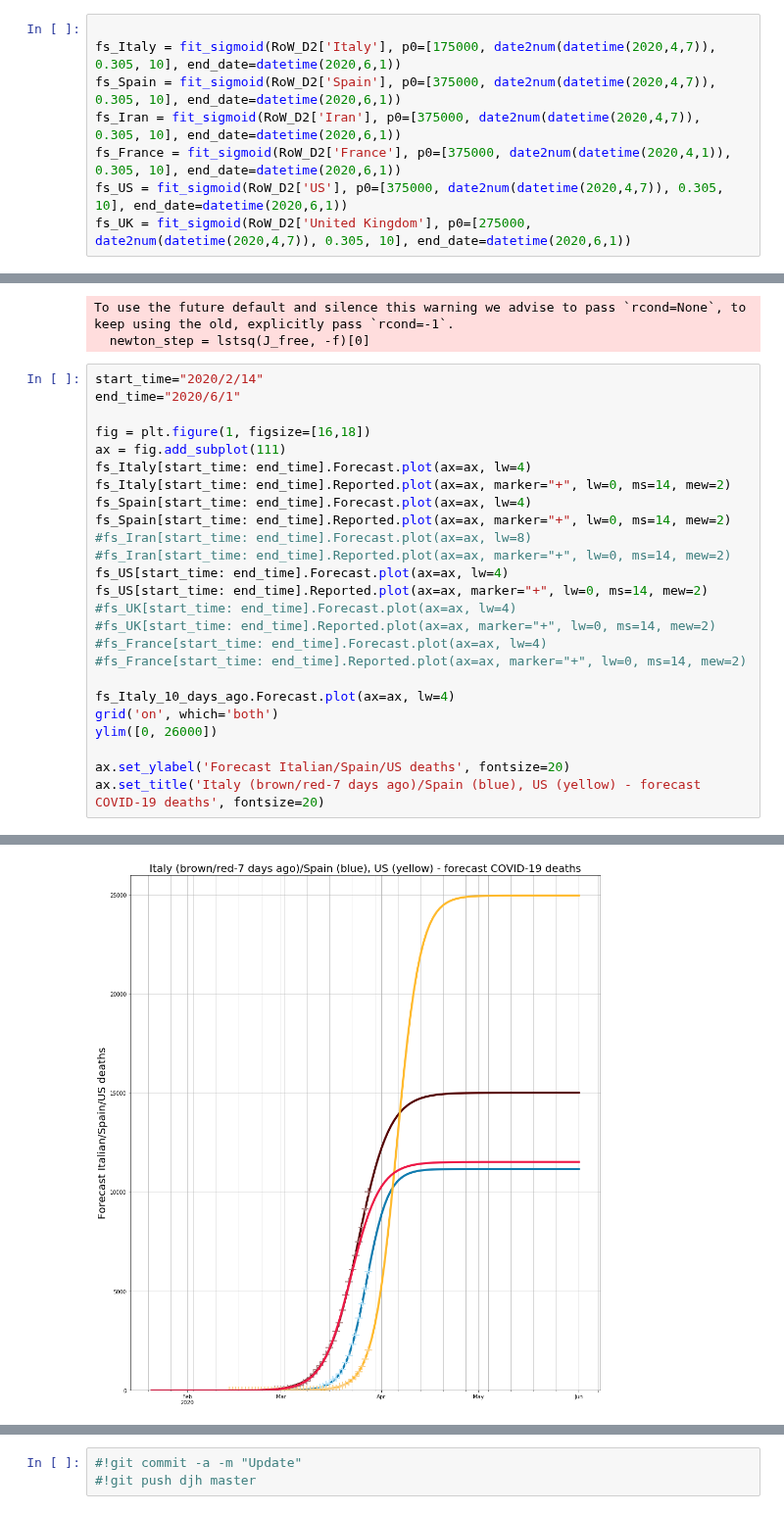
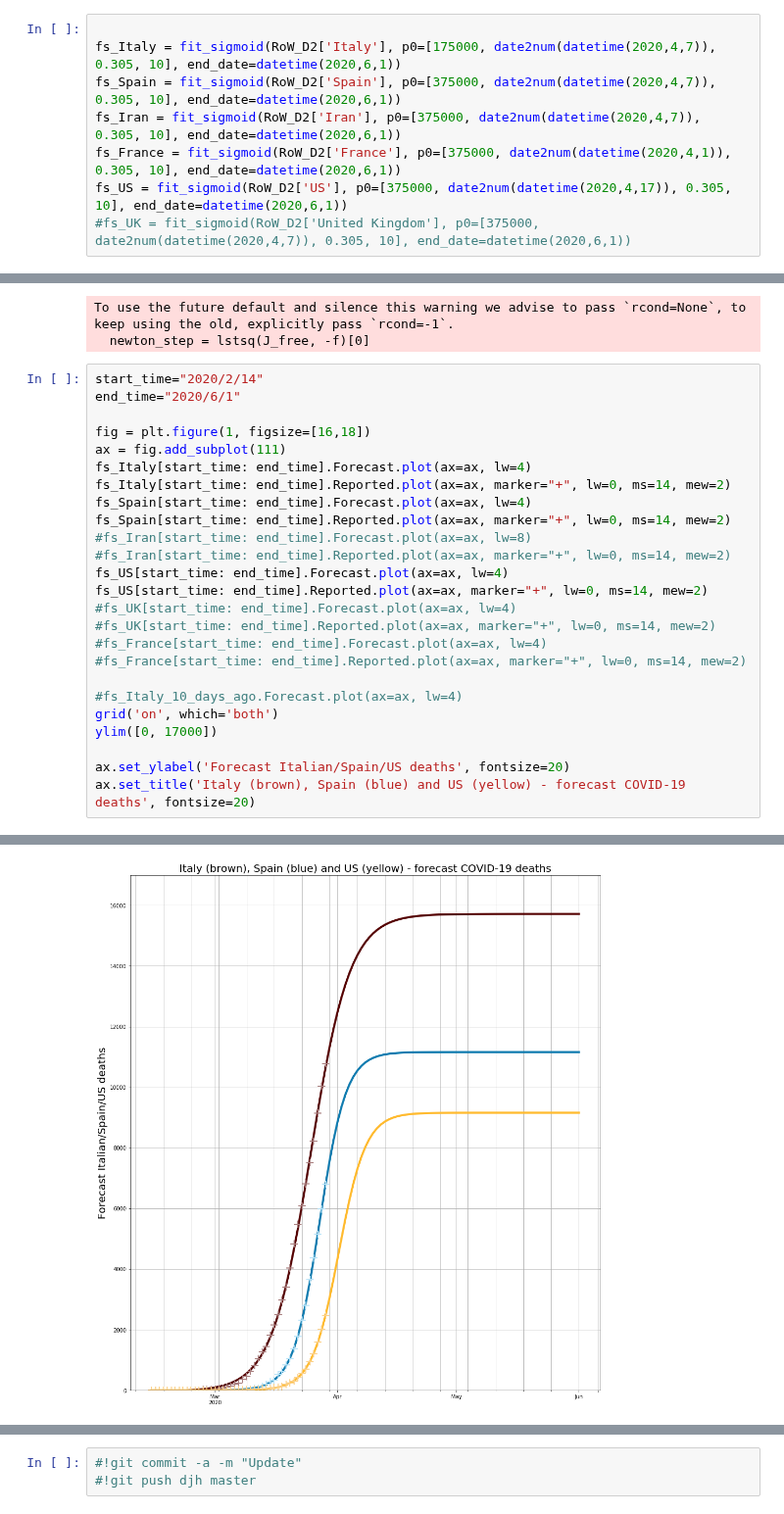
Before and after one commit to djhume/COVID-19, a Jupyter notebook: COVID-19.ipynb, the cells around one changed output, grey strips where cells are left out. Shown at 98% size. Saved outputs shown, nothing was run; the diff lists cells and outputs as text.

```diff
--- a/COVID-19.ipynb
+++ b/COVID-19.ipynb
@@ -564,8 +566,8 @@ fs_Italy = fit_sigmoid(RoW_D2['Italy'], p0=[175000, date2num(datetime(2020,4,7))
 fs_Spain = fit_sigmoid(RoW_D2['Spain'], p0=[375000, date2num(datetime(2020,4,7)), 0.305, 10], end_date=datetime(2020,6,1))
 fs_Iran = fit_sigmoid(RoW_D2['Iran'], p0=[375000, date2num(datetime(2020,4,7)), 0.305, 10], end_date=datetime(2020,6,1))
 fs_France = fit_sigmoid(RoW_D2['France'], p0=[375000, date2num(datetime(2020,4,1)), 0.305, 10], end_date=datetime(2020,6,1))
-fs_US = fit_sigmoid(RoW_D2['US'], p0=[375000, date2num(datetime(2020,4,7)), 0.305, 10], end_date=datetime(2020,6,1))
-fs_UK = fit_sigmoid(RoW_D2['United Kingdom'], p0=[275000, date2num(datetime(2020,4,7)), 0.305, 10], end_date=datetime(2020,6,1))
+fs_US = fit_sigmoid(RoW_D2['US'], p0=[375000, date2num(datetime(2020,4,17)), 0.305, 10], end_date=datetime(2020,6,1))
+#fs_UK = fit_sigmoid(RoW_D2['United Kingdom'], p0=[375000, date2num(datetime(2020,4,7)), 0.305, 10], end_date=datetime(2020,6,1))
 # %% [output]
 [175000, 737522.0, 0.305, 10]
 [375000, 737522.0, 0.305, 10]
@@ -601,12 +602,12 @@ fs_US[start_time: end_time].Reported.plot(ax=ax, marker="+", lw=0, ms=14, mew=2)
 #fs_France[start_time: end_time].Forecast.plot(ax=ax, lw=4)
 #fs_France[start_time: end_time].Reported.plot(ax=ax, marker="+", lw=0, ms=14, mew=2)
 
-fs_Italy_10_days_ago.Forecast.plot(ax=ax, lw=4)
+#fs_Italy_10_days_ago.Forecast.plot(ax=ax, lw=4)
 grid('on', which='both')
-ylim([0, 26000])
+ylim([0, 17000])
 
 ax.set_ylabel('Forecast Italian/Spain/US deaths', fontsize=20)
-ax.set_title('Italy (brown/red-7 days ago)/Spain (blue), US (yellow) - forecast COVID-19 deaths', fontsize=20)
+ax.set_title('Italy (brown), Spain (blue) and US (yellow) - forecast COVID-19 deaths', fontsize=20)
 # %% [output]
 Passing one of 'on', 'true', 'off', 'false' as a boolean is deprecated; use an actual boolean (True/False) instead.
   warn_deprecated("2.2", "Passing one of 'on', 'true', 'off', 'false' as a "
@@ -614,4 +615,4 @@ Text(0.5, 1.0, 'Italy (brown/red-7 days ago)/Spain (blue), US (yellow) - forecas
-[figure, old version]
+[figure, new version]
 # %%
 
 #fs_row_daily_rate.Forecast.max()
```
Also changed, not shown: parts of 45 cells of this notebook.
